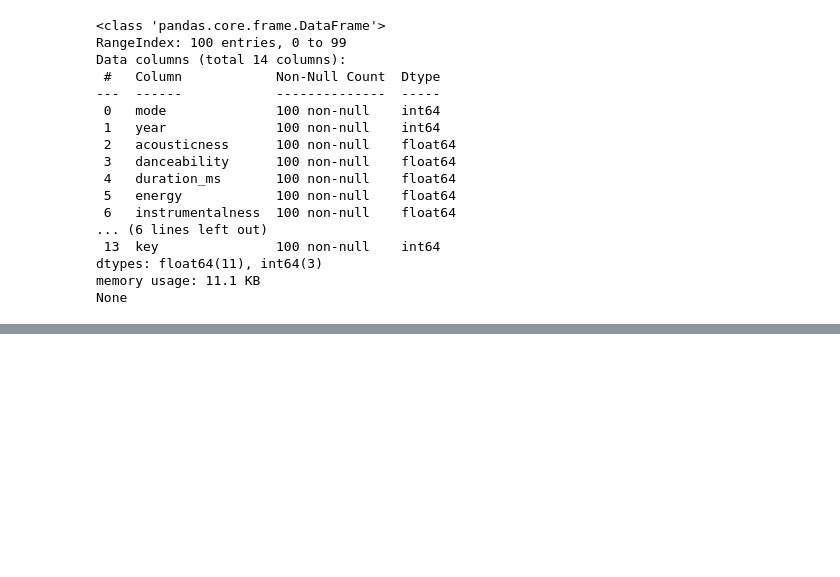
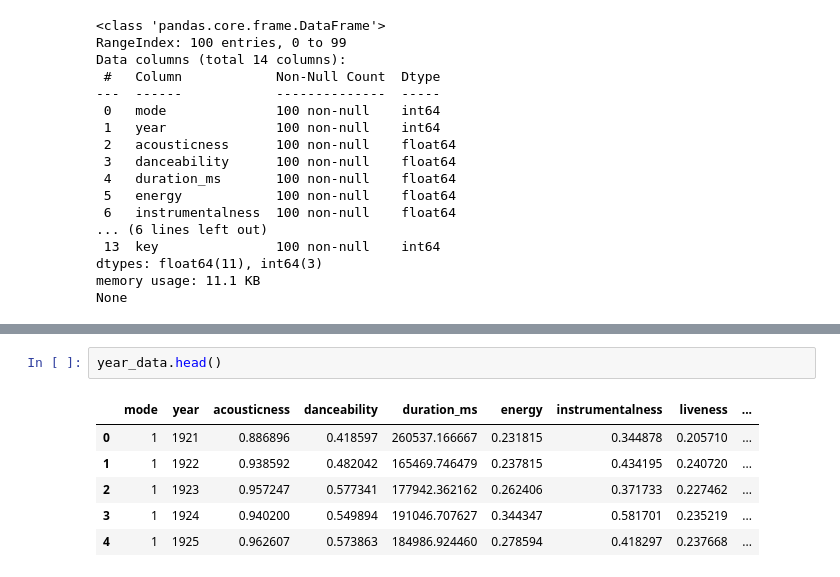
Before and after one commit to Hadryan/Spotify-Music-Recommendation-2, a Jupyter notebook: spotifyrecommender.ipynb, the cells around one changed output, grey strips where cells are left out. Drawn from its saved outputs; the diff is of its cells as text; blank space fills up the shorter version.

```diff
--- a/spotifyrecommender.ipynb
+++ b/spotifyrecommender.ipynb
@@ -126,0 +95,9 @@ ImportError: cannot import name 'available_if' from 'sklearn.utils.metaestimator
+# %%
+year_data.head()
+# %% [output]
+|  | mode | year | acousticness | danceability | duration_ms | energy | instrumentalness | liveness | ... |
+| 0 | 1 | 1921 | 0.886896 | 0.418597 | 260537.166667 | 0.231815 | 0.344878 | 0.205710 | ... |
+| 1 | 1 | 1922 | 0.938592 | 0.482042 | 165469.746479 | 0.237815 | 0.434195 | 0.240720 | ... |
+| 2 | 1 | 1923 | 0.957247 | 0.577341 | 177942.362162 | 0.262406 | 0.371733 | 0.227462 | ... |
+| 3 | 1 | 1924 | 0.940200 | 0.549894 | 191046.707627 | 0.344347 | 0.581701 | 0.235219 | ... |
+| 4 | 1 | 1925 | 0.962607 | 0.573863 | 184986.924460 | 0.278594 | 0.418297 | 0.237668 | ... |
```
Also changed, not shown: parts of 7 cells of this notebook, 3 other files.
